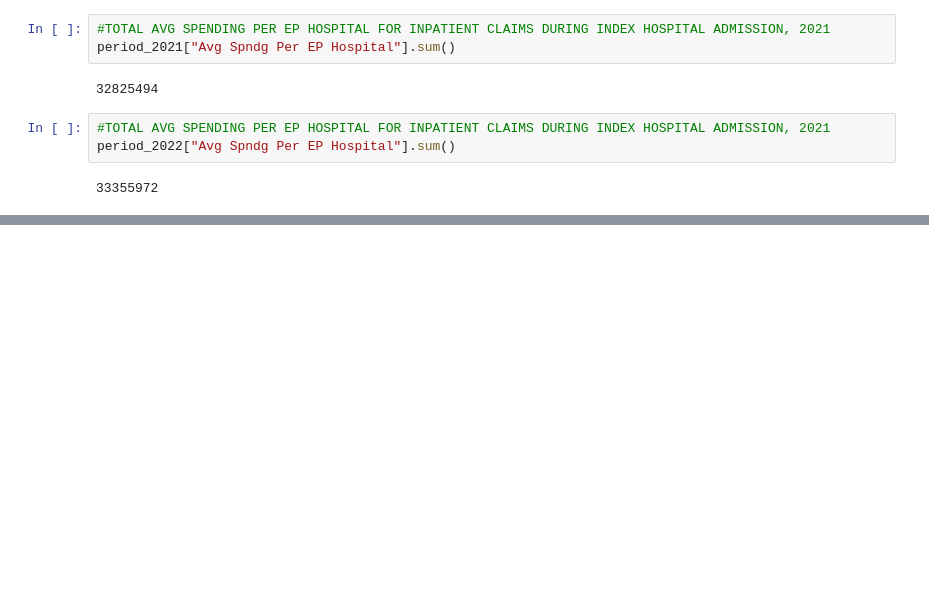
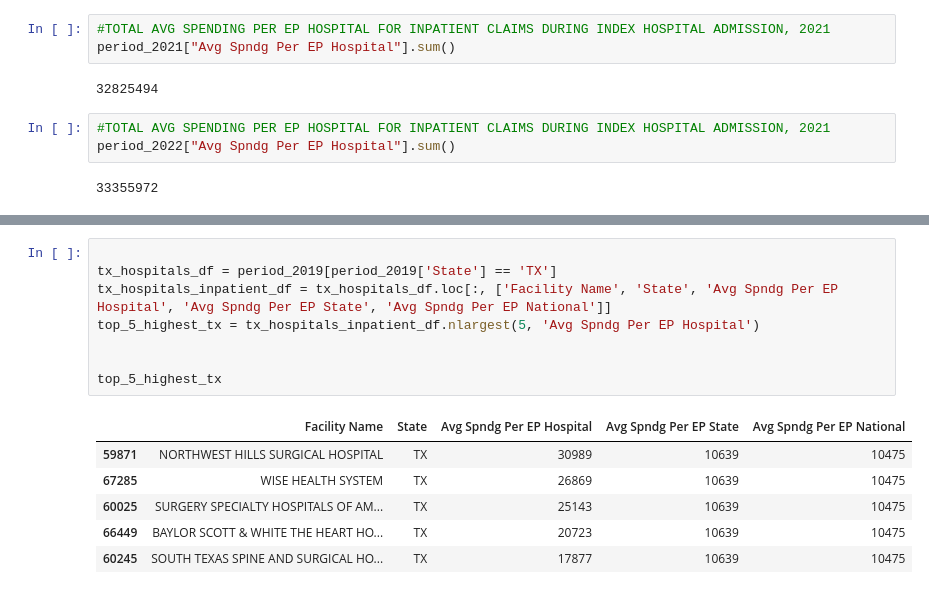
Before and after one commit to ZainabShafi/MEDICARE_EXPENDITURES_ANALYSIS, a Jupyter notebook: Project_1_DFs.ipynb, the cells around one changed output, grey strips where cells are left out. Drawn from its saved outputs; the diff is of its cells as text; blank space fills up the shorter version.

```diff
--- a/Project_1_DFs.ipynb
+++ b/Project_1_DFs.ipynb
@@ -633,0 +635,15 @@ period_2022["Avg Spndg Per EP Hospital"].sum()
+# %%
+
+tx_hospitals_df = period_2019[period_2019['State'] == 'TX']
+tx_hospitals_inpatient_df = tx_hospitals_df.loc[:, ['Facility Name', 'State', 'Avg Spndg Per EP Hospital', 'Avg Spndg Per EP State', 'Avg Spndg Per EP National']]
+top_5_highest_tx = tx_hospitals_inpatient_df.nlargest(5, 'Avg Spndg Per EP Hospital')
+
+
+top_5_highest_tx
+# %% [output]
+|  | Facility Name | State | Avg Spndg Per EP Hospital | Avg Spndg Per EP State | Avg Spndg Per EP National |
+| 59871 | NORTHWEST HILLS SURGICAL HOSPITAL | TX | 30989 | 10639 | 10475 |
+| 67285 | WISE HEALTH SYSTEM | TX | 26869 | 10639 | 10475 |
+| 60025 | SURGERY SPECIALTY HOSPITALS OF AM... | TX | 25143 | 10639 | 10475 |
+| 66449 | BAYLOR SCOTT & WHITE THE HEART HO... | TX | 20723 | 10639 | 10475 |
+| 60245 | SOUTH TEXAS SPINE AND SURGICAL HO... | TX | 17877 | 10639 | 10475 |
```
Also changed, not shown: parts of 11 cells of this notebook, 1 other file.
